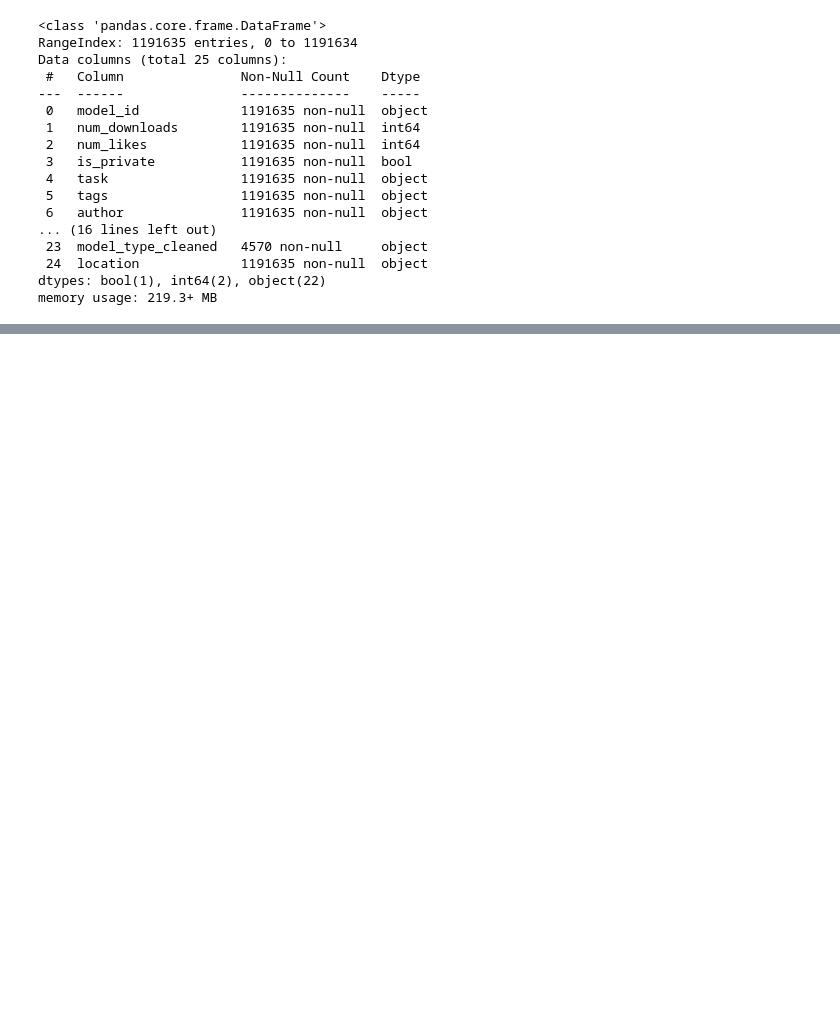
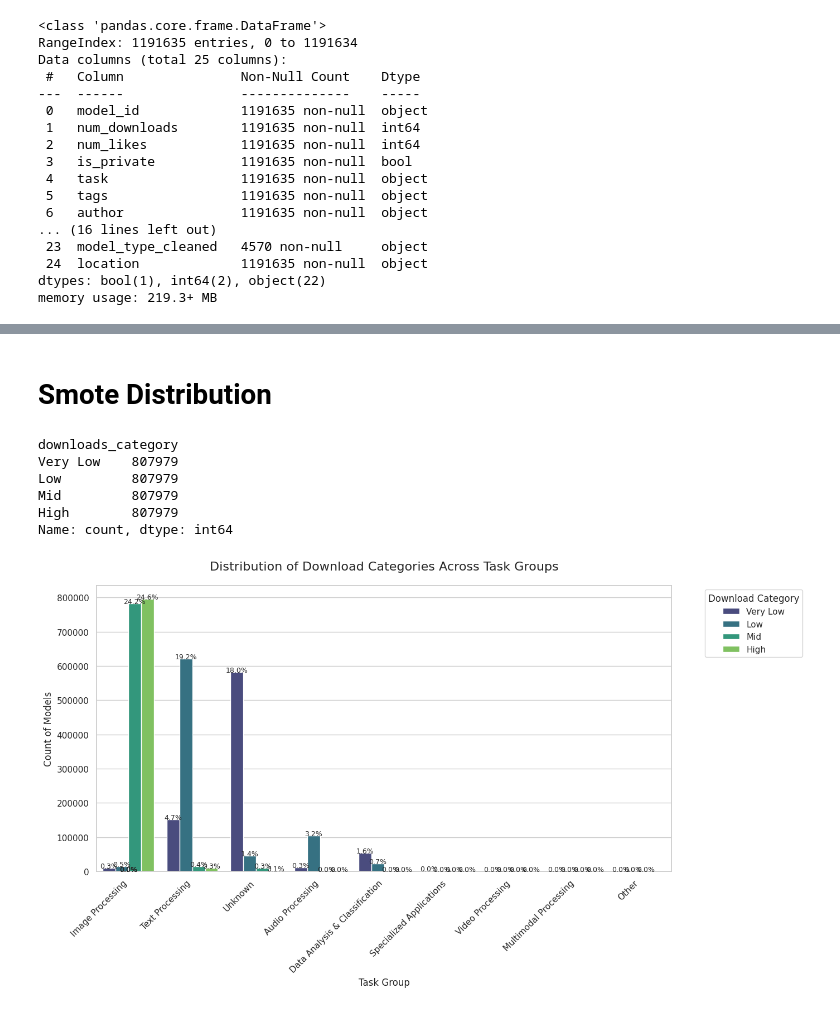
Before and after one commit to Sahil1709/POTNet, a Jupyter notebook: test.ipynb, the cells around one changed output, grey strips where cells are left out. Drawn from its saved outputs; the diff is of its cells as text; code cells hidden in the pictures; blank space fills up the shorter version.

```diff
--- a/test.ipynb
+++ b/test.ipynb
@@ -777,0 +779,12 @@ Testing Time: 5.70 seconds
+# %% [markdown]
+# Smote Distribution
+# %%
+create_distrib(smote_training_df)
+# %% [output]
+downloads_category
+Very Low    807979
+Low         807979
+Mid         807979
+High        807979
+Name: count, dtype: int64
+[figure, added]
```
Also changed, not shown: parts of 27 cells of this notebook, 5 other files.
